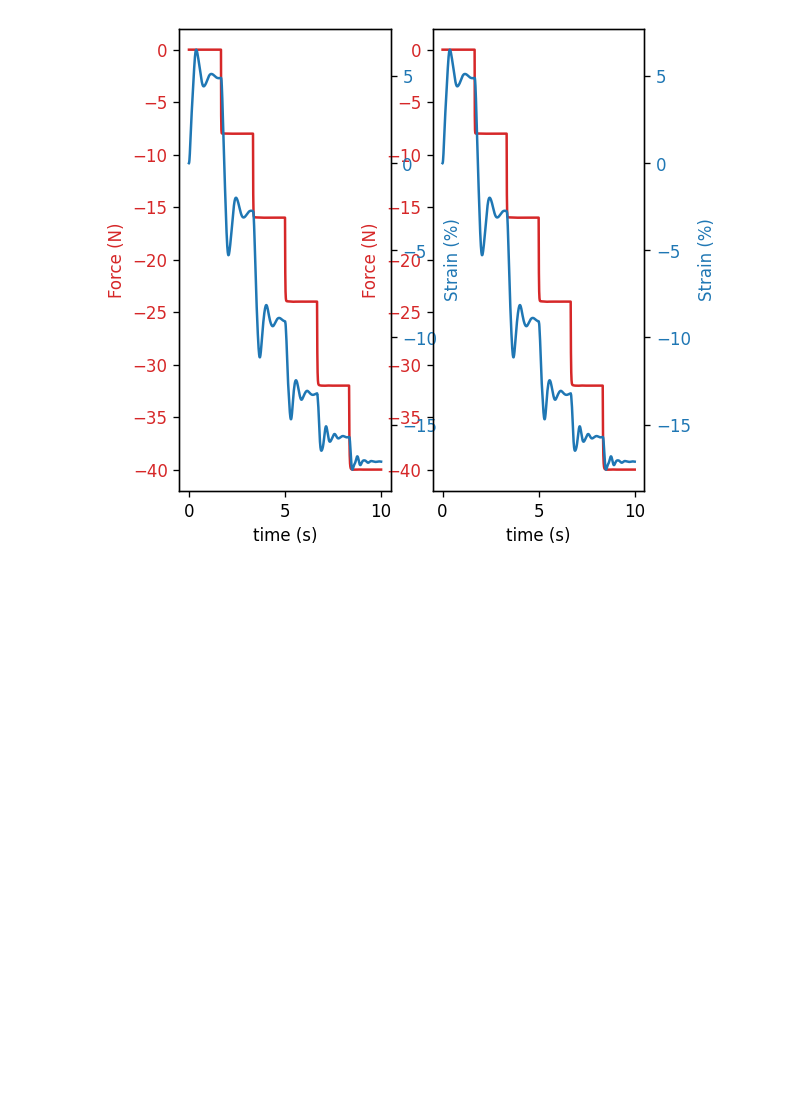
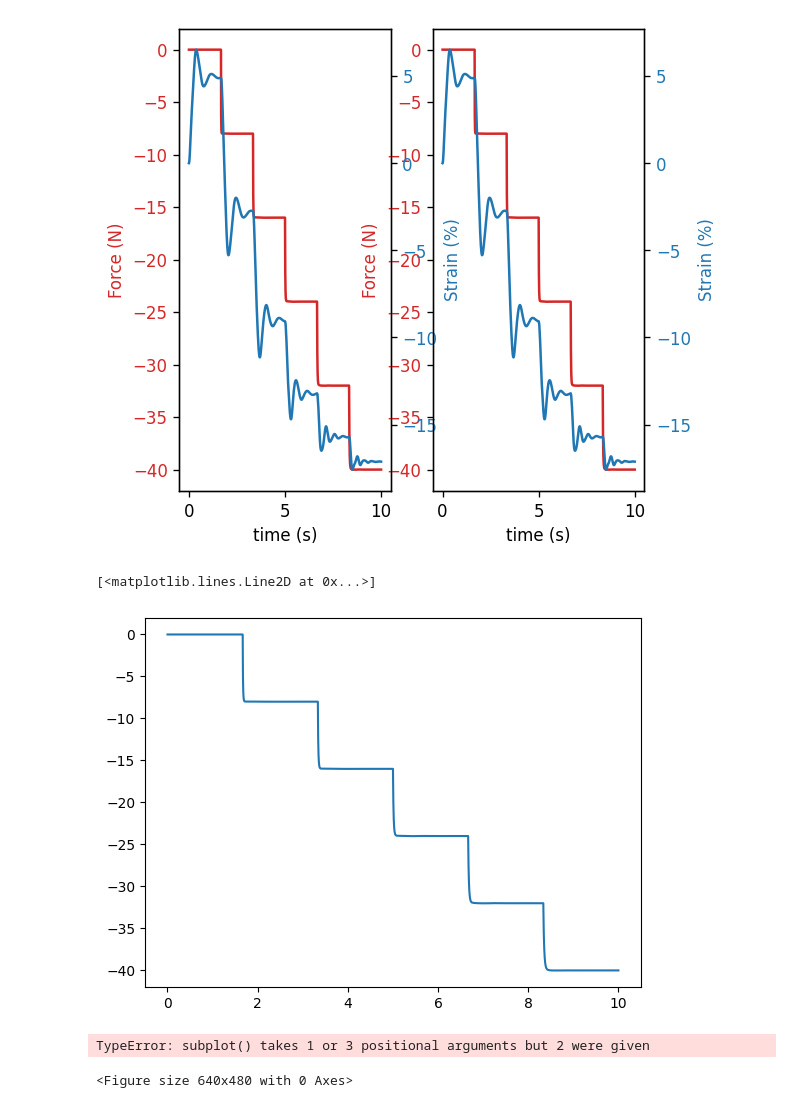
Before and after one commit to martantoine/QuadSegrity, a Jupyter notebook: leg.ipynb, the cells around one changed output. Saved outputs shown, nothing was run; the diff lists cells and outputs as text; code cells hidden in the pictures; blank space fills up the shorter version.

Commit message:
leg force change

```diff
--- a/leg.ipynb
+++ b/leg.ipynb
@@ -103,3 +103,25 @@ Muscle+Tendon length: (initial, final): (153, 126)
 Muscle contraction under max force (-40N): 26mm, or 17%
 [interactive output not drawn]
 [figure]
+# %%
+plt.plot(timevals, force)
+# %% [output]
+[<matplotlib.lines.Line2D at 0x...>]
+[figure, added]
+# %%
+fig, ax0 = plt.subplots(1, 2, figsize=(4,3))
+
+color = 'back'
+fp = ax0.plot(timevals, force)#, label='Muscle\ntension', color=color)
+#ax0.tick_params(axis='y', labelcolor=color)
+#ax0.set_xlabel('Time [s]')
+#ax0.set_ylabel('Force [N]', color=color)
+#
+#ax1 = ax0.twinx()
+#color = 'grey'
+#cp = ax1.plot(timevals, -np.array(contraction), label='Muscle\contraction', color=color)
+#ax1.set_ylabel('Strain [%]', color=color)
+#ax1.tick_params(axis='y', labelcolor=color)
+# %% [output]
+TypeError: subplot() takes 1 or 3 positional arguments but 2 were given
+<Figure size 640x480 with 0 Axes>
```
